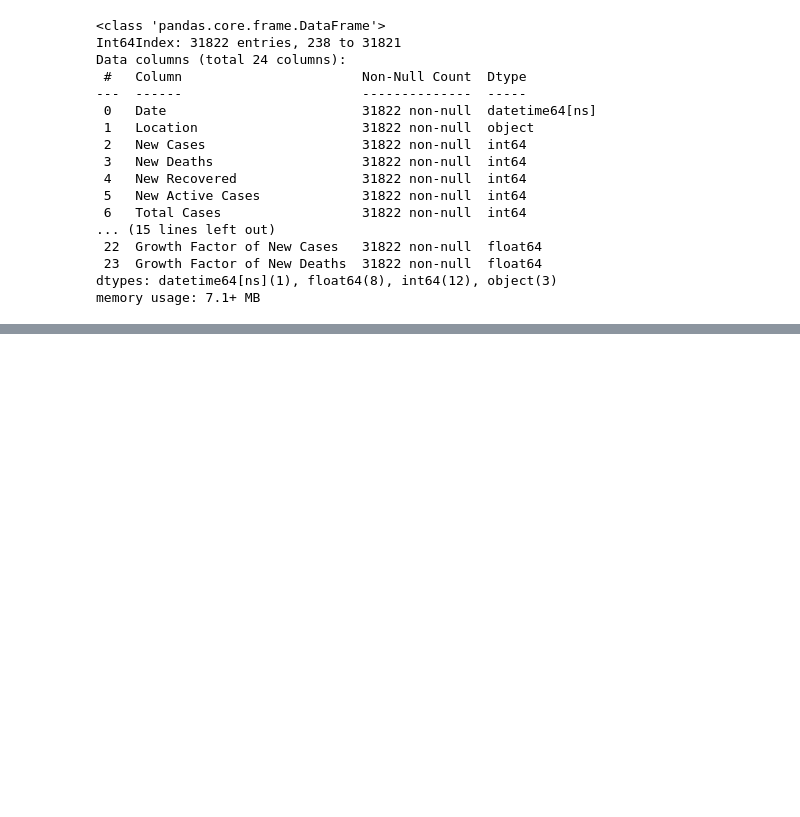
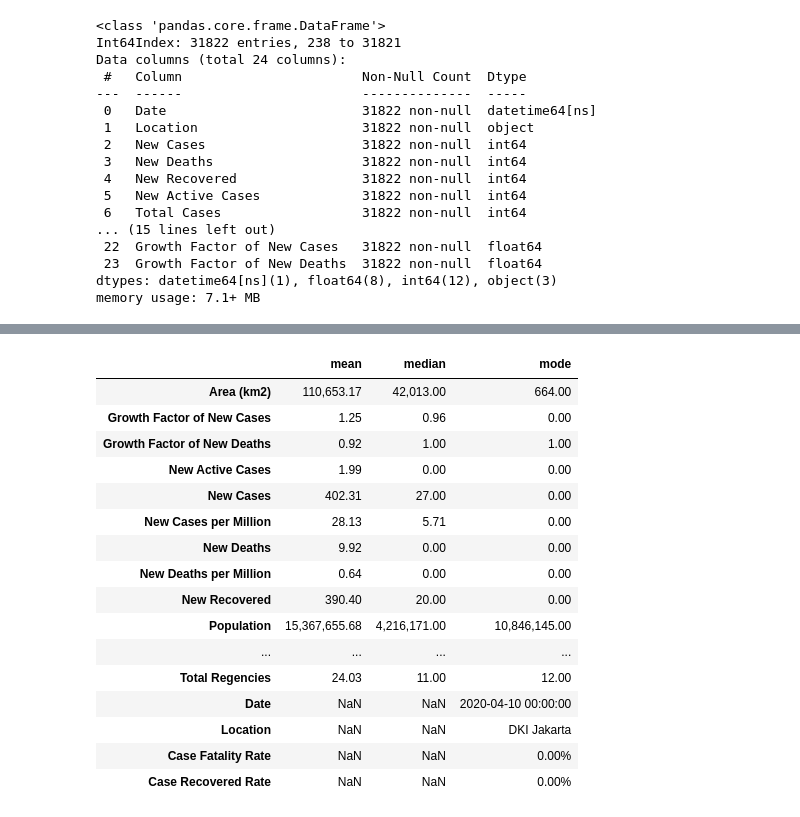
Before and after one commit to jasonrichdarmawan/hacktiv8-ftds-fase0, a Jupyter notebook: week03_day03/h8dsft_Descriptive/h8dsft_Descriptive.ipynb, the cells around one changed output, grey strips where cells are left out. Saved outputs shown, nothing was run; the diff lists cells and outputs as text; code cells hidden in the pictures; blank space fills up the shorter version.

```diff
--- a/week03_day03/h8dsft_Descriptive/h8dsft_Descriptive.ipynb
+++ b/week03_day03/h8dsft_Descriptive/h8dsft_Descriptive.ipynb
@@ -336,0 +328,32 @@ df5.describe()
+# %%
+# force pandas to suppress the scientific notation
+pd.options.display.float_format = '{:,.2f}'.format
+
+# df5.describe() # out of specs, use DataFrame.mean(); .median(); .mode()
+
+# Index.difference() return a new index with elements of index not in the `other` arg.
+temp_df5_columns = df5.columns.difference(['Date', 'Location', 'Case Fatality Rate', 'Case Recovered Rate'])
+
+temp_df5_mean = df5[temp_df5_columns].mean().rename('mean')
+temp_df5_median = df5[temp_df5_columns].median().rename('median')
+temp_df5_mode = df5.mode().iloc[0].rename('mode')
+
+pd.concat([temp_df5_mean, temp_df5_median, temp_df5_mode], axis='columns')
+# %% [output]
+|  | mean | median | mode |
+| Area (km2) | 110,653.17 | 42,013.00 | 664.00 |
+| Growth Factor of New Cases | 1.25 | 0.96 | 0.00 |
+| Growth Factor of New Deaths | 0.92 | 1.00 | 1.00 |
+| New Active Cases | 1.99 | 0.00 | 0.00 |
+| New Cases | 402.31 | 27.00 | 0.00 |
+| New Cases per Million | 28.13 | 5.71 | 0.00 |
+| New Deaths | 9.92 | 0.00 | 0.00 |
+| New Deaths per Million | 0.64 | 0.00 | 0.00 |
+| New Recovered | 390.40 | 20.00 | 0.00 |
+| Population | 15,367,655.68 | 4,216,171.00 | 10,846,145.00 |
+| ... | ... | ... | ... |
+| Total Regencies | 24.03 | 11.00 | 12.00 |
+| Date | NaN | NaN | 2020-04-10 00:00:00 |
+| Location | NaN | NaN | DKI Jakarta |
+| Case Fatality Rate | NaN | NaN | 0.00% |
+| Case Recovered Rate | NaN | NaN | 0.00% |
```
Also changed, not shown: parts of 5 cells of this notebook.
